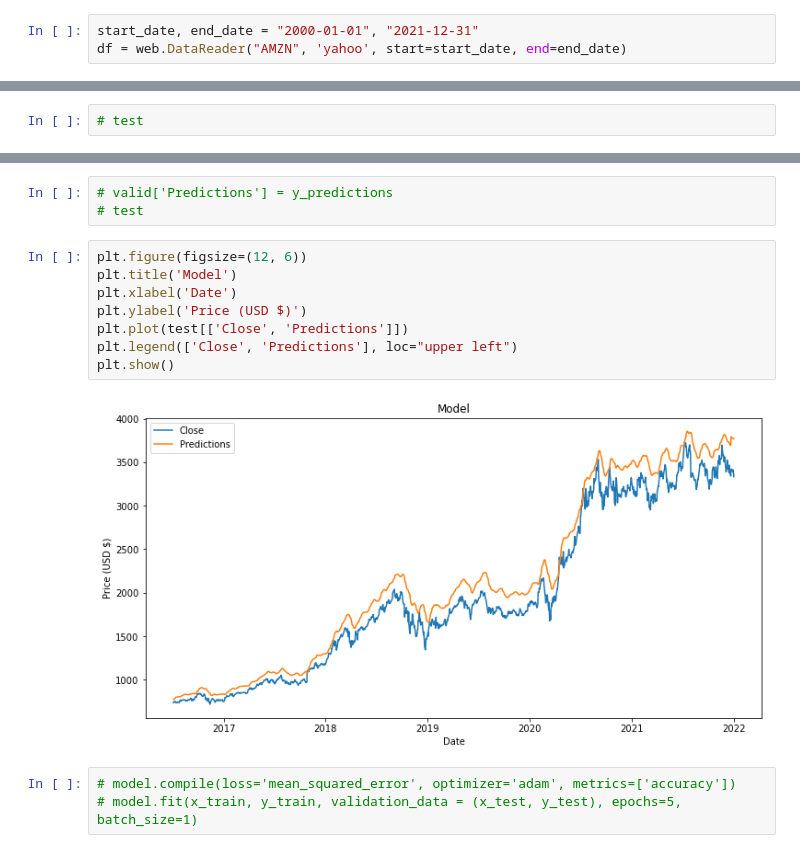
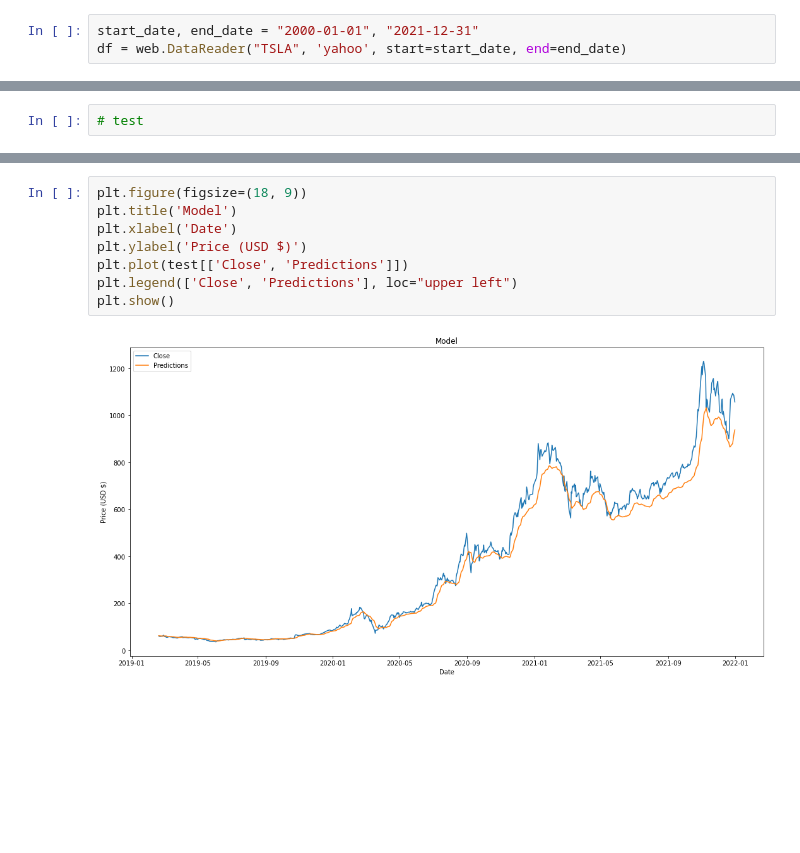
Before and after one commit to HzaRashid/stock_prediction, a Jupyter notebook: stock_prediction.ipynb, the cells around one changed output, grey strips where cells are left out. Cells and saved outputs as stored; diff of their text form; blank space fills up the shorter version.

```diff
--- a/stock_prediction.ipynb
+++ b/stock_prediction.ipynb
@@ -10,7 +10,7 @@ import pandas_datareader as web
 Get data of company using the specified API from 'start' to 'end' dates
 # %%
 start_date, end_date = "2000-01-01", "2021-12-31"
-df = web.DataReader("AMZN", 'yahoo', start=start_date, end=end_date)
+df = web.DataReader("TSLA", 'yahoo', start=start_date, end=end_date)
 # %%
 # goal is to predict closing prices
 data = df.filter(['Close'])
@@ -178,16 +216,10 @@ pd.DataFrame(predictions)
-# %%
-# valid['Predictions'] = y_predictions
-# test
 # %%
-plt.figure(figsize=(12, 6))
+plt.figure(figsize=(18, 9))
 plt.title('Model')
 plt.xlabel('Date')
 plt.ylabel('Price (USD $)')
 plt.plot(test[['Close', 'Predictions']])
 plt.legend(['Close', 'Predictions'], loc="upper left")
 plt.show()
 # %% [output]
-[figure, old version]
+[figure, new version]
-# %%
-# model.compile(loss='mean_squared_error', optimizer='adam', metrics=['accuracy'])
-# model.fit(x_train, y_train, validation_data = (x_test, y_test), epochs=5, batch_size=1)
```
Also changed, not shown: parts of 18 cells of this notebook.
